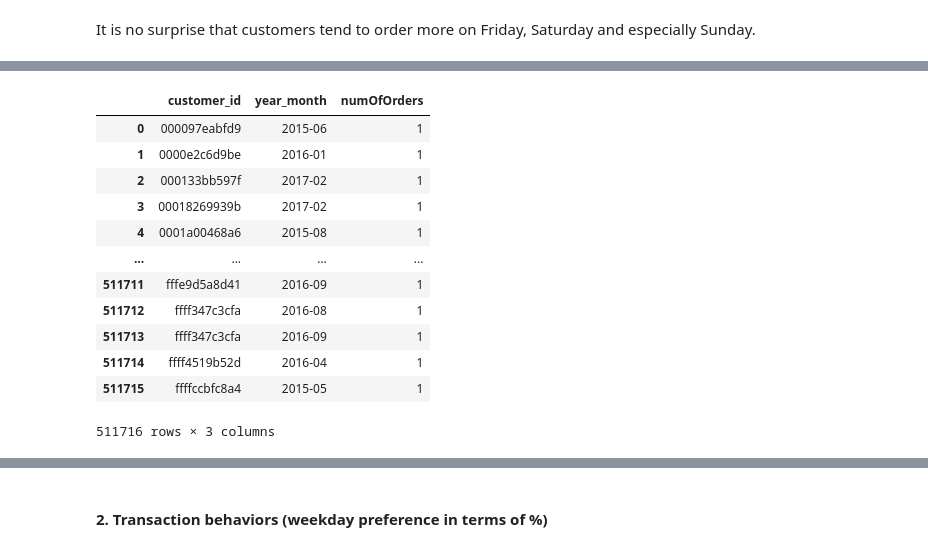
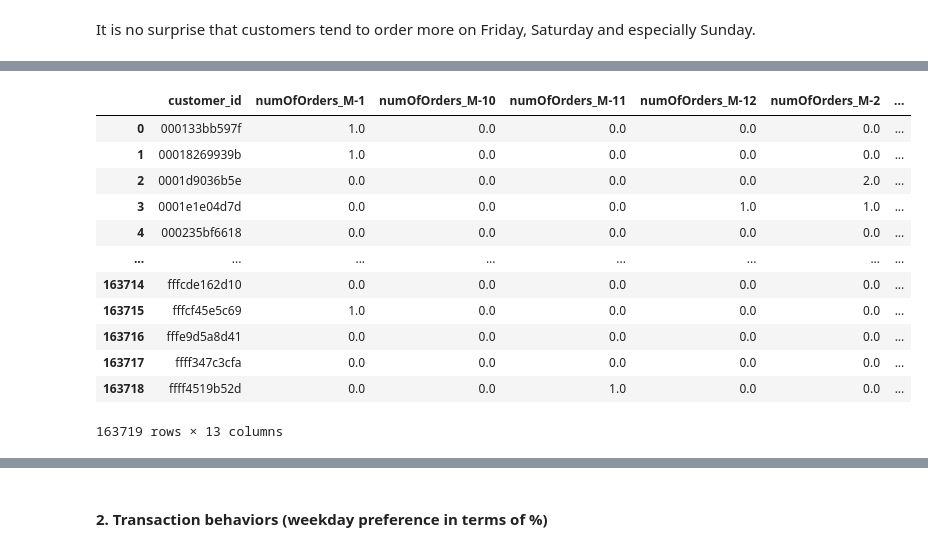
Before and after one commit to iceberg12/orange-eat-apple, a Jupyter notebook: EDA.ipynb, the cells around one changed output, grey strips where cells are left out. Saved outputs shown, nothing was run; the diff lists cells and outputs as text; code cells hidden in the pictures.

```diff
--- a/EDA.ipynb
+++ b/EDA.ipynb
@@ -220,0 +226,3 @@ df.shape, len(df.customer_id.unique())
+# %%
+last_month = len(months) - 1
+months[last_month]
@@ -220,0 +233,3 @@ df.shape, len(df.customer_id.unique())
+# %%
+df = df_order[(months[last_month-11] <= df_order.order_date)
+              & (df_order.order_date <= months[last_month] + '-31')].reset_index(drop=True)
@@ -252,6 +272,3 @@ df['year_month'].value_counts().sort_index(), df.week_in_month.value_counts(), d
  Name: weekday, dtype: int64)
 # %% [markdown]
 It is no surprise that customers tend to order more on Friday, Saturday and especially Sunday.
-# %%
-month_dict = {months[j]:'M-'+str(i-j+1) for j in range(i-23, i+1)}
-month_dict
@@ -276,26 +275,29 @@ month_dict
 # %%
-# Frequency at month level
-df['is_succeeded'] = df.is_failed.apply(lambda x: 1-x)
+def compute_df_freq_m(df, last_month):
+    # Frequency at month level
+    month_dict = {months[j]:'M-'+str(last_month-j+1) for j in range(0, last_month+1)}
+    df_freq_m = df.groupby(['customer_id', 'year_month'])['is_succeeded']\
+        .agg('sum').reset_index(name='numOfOrders')
+    df_freq_m['year_month'] = df_freq_m.year_month.apply(lambda s: month_dict[s])
+    df_freq_m = pd.pivot_table(df_freq_m, index=['customer_id'], columns=['year_month'],
+            values=['numOfOrders'], aggfunc=np.mean)
+    df_freq_m.columns = ['_'.join(col) for col in df_freq_m.columns.values]
+    df_freq_m = df_freq_m.reset_index().fillna(0)
+    return df_freq_m
 
-df_freq_m = df.groupby(['customer_id', 'year_month'])['is_succeeded']\
-    .agg('sum').reset_index(name='numOfOrders')
-# df_freq_m['year_month'] = df_freq_m.year_month.apply(lambda s: month_dict[s])
-# df_freq_m = pd.pivot_table(df_freq_m, index=['customer_id'], columns=['year_month'],
-#         values=['numOfOrders'], aggfunc=np.mean)
-# df_freq_m.columns = ['_'.join(col) for col in df_freq_m.columns.values]
-# df_freq_m = df_freq_m.reset_index().fillna(0)
+df_freq_m = compute_df_freq_m(df, last_month)
 df_freq_m
 # %% [output]
-|  | customer_id | year_month | numOfOrders |
-| 0 | 000097eabfd9 | 2015-06 | 1 |
-| 1 | 0000e2c6d9be | 2016-01 | 1 |
-| 2 | 000133bb597f | 2017-02 | 1 |
-| 3 | 00018269939b | 2017-02 | 1 |
-| 4 | 0001a00468a6 | 2015-08 | 1 |
-| ... | ... | ... | ... |
-| 511711 | fffe9d5a8d41 | 2016-09 | 1 |
-| 511712 | ffff347c3cfa | 2016-08 | 1 |
-| 511713 | ffff347c3cfa | 2016-09 | 1 |
-| 511714 | ffff4519b52d | 2016-04 | 1 |
-| 511715 | ffffccbfc8a4 | 2015-05 | 1 |
+|  | customer_id | numOfOrders_M-1 | numOfOrders_M-10 | numOfOrders_M-11 | numOfOrders_M-12 | numOfOrders_M-2 | ... |
+| 0 | 000133bb597f | 1.0 | 0.0 | 0.0 | 0.0 | 0.0 | ... |
+| 1 | 00018269939b | 1.0 | 0.0 | 0.0 | 0.0 | 0.0 | ... |
+| 2 | 0001d9036b5e | 0.0 | 0.0 | 0.0 | 0.0 | 2.0 | ... |
+| 3 | 0001e1e04d7d | 0.0 | 0.0 | 0.0 | 1.0 | 1.0 | ... |
+| 4 | 000235bf6618 | 0.0 | 0.0 | 0.0 | 0.0 | 0.0 | ... |
+| ... | ... | ... | ... | ... | ... | ... | ... |
+| 163714 | fffcde162d10 | 0.0 | 0.0 | 0.0 | 0.0 | 0.0 | ... |
+| 163715 | fffcf45e5c69 | 1.0 | 0.0 | 0.0 | 0.0 | 0.0 | ... |
+| 163716 | fffe9d5a8d41 | 0.0 | 0.0 | 0.0 | 0.0 | 0.0 | ... |
+| 163717 | ffff347c3cfa | 0.0 | 0.0 | 0.0 | 0.0 | 0.0 | ... |
+| 163718 | ffff4519b52d | 0.0 | 0.0 | 1.0 | 0.0 | 0.0 | ... |
-511716 rows × 3 columns
+163719 rows × 13 columns
```
Also changed, not shown: parts of 75 cells of this notebook, 9 other files.
